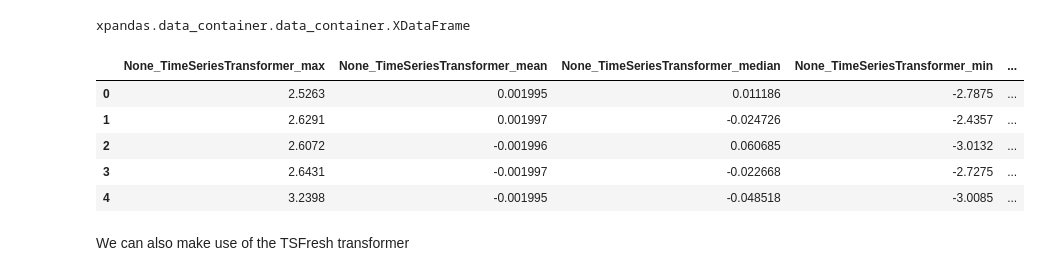
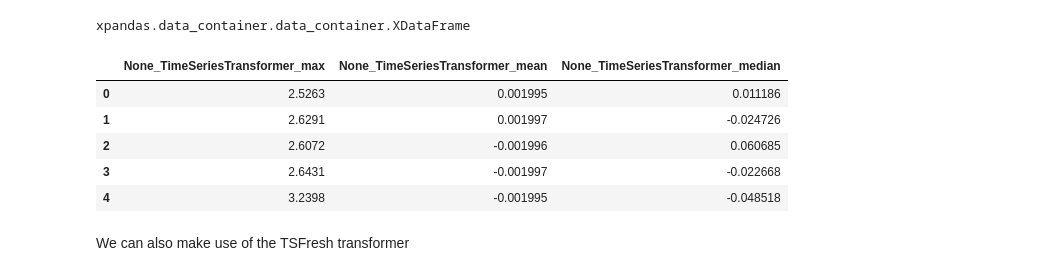
Before and after one commit to alan-turing-institute/xpandas, a Jupyter notebook: examples/ExampleUsage.ipynb, the cells around one changed output. Drawn from its saved outputs; the diff is of its cells as text; code cells hidden in the pictures.

```diff
--- a/examples/ExampleUsage.ipynb
+++ b/examples/ExampleUsage.ipynb
@@ -197,14 +197,14 @@ type(transformed_series)
 # %% [output]
 xpandas.data_container.data_container.XDataFrame
 # %%
-transformed_series.head()
+transformed_series.head().iloc[:, :3]
 # %% [output]
-|  | None_TimeSeriesTransformer_max | None_TimeSeriesTransformer_mean | None_TimeSeriesTransformer_median | None_TimeSeriesTransformer_min | ... |
-| 0 | 2.5263 | 0.001995 | 0.011186 | -2.7875 | ... |
-| 1 | 2.6291 | 0.001997 | -0.024726 | -2.4357 | ... |
-| 2 | 2.6072 | -0.001996 | 0.060685 | -3.0132 | ... |
-| 3 | 2.6431 | -0.001997 | -0.022668 | -2.7275 | ... |
-| 4 | 3.2398 | -0.001995 | -0.048518 | -3.0085 | ... |
+|  | None_TimeSeriesTransformer_max | None_TimeSeriesTransformer_mean | None_TimeSeriesTransformer_median |
+| 0 | 2.5263 | 0.001995 | 0.011186 |
+| 1 | 2.6291 | 0.001997 | -0.024726 |
+| 2 | 2.6072 | -0.001996 | 0.060685 |
+| 3 | 2.6431 | -0.001997 | -0.022668 |
+| 4 | 3.2398 | -0.001995 | -0.048518 |
 # %% [markdown]
 We can also make use of the TSFresh transformer
 # %%
```
Also changed, not shown: parts of 7 cells of this notebook, 4 other files.
